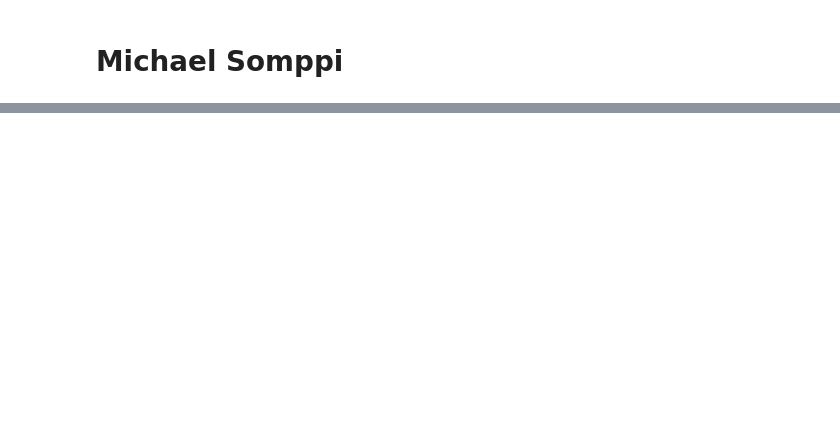
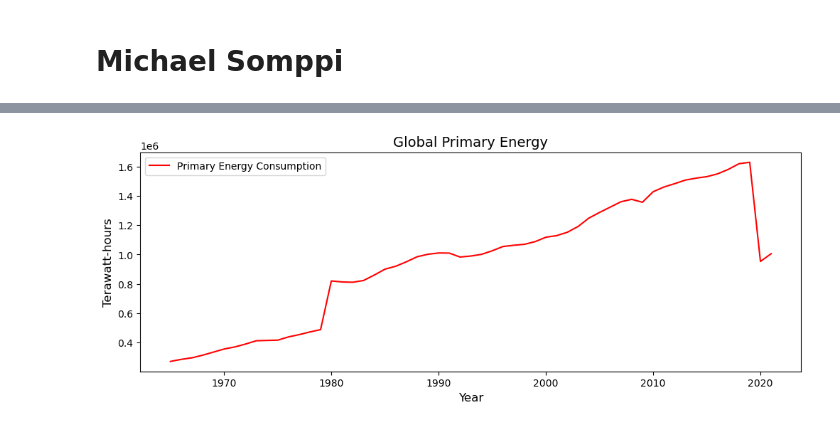
Before and after one commit to ubco-W2022T1-cosc301/project-group02, a Jupyter notebook: notebooks/analysis1.ipynb, the cells around one changed output, grey strips where cells are left out. Cells and saved outputs as stored; diff of their text form; code cells hidden in the pictures; blank space fills up the shorter version.

```diff
--- a/notebooks/analysis1.ipynb
+++ b/notebooks/analysis1.ipynb
@@ -25,0 +178,11 @@ df1
+# %%
+# Plot the primary energy consumption trend over time
+plt.figure(figsize=(12,4))
+plt.plot(df_energy["year"], df_energy["primary_energy_consumption"], label='Primary Energy Consumption', color='red')
+plt.legend(loc='upper left')
+plt.ylabel('Terawatt-hours', fontsize=12)
+plt.xlabel('Year', fontsize=12)
+plt.title('Global Primary Energy', fontsize=14)
+plt.show()
+# %% [output]
+[figure, added]
```
Also changed, not shown: parts of 61 cells of this notebook, 3 other files.
